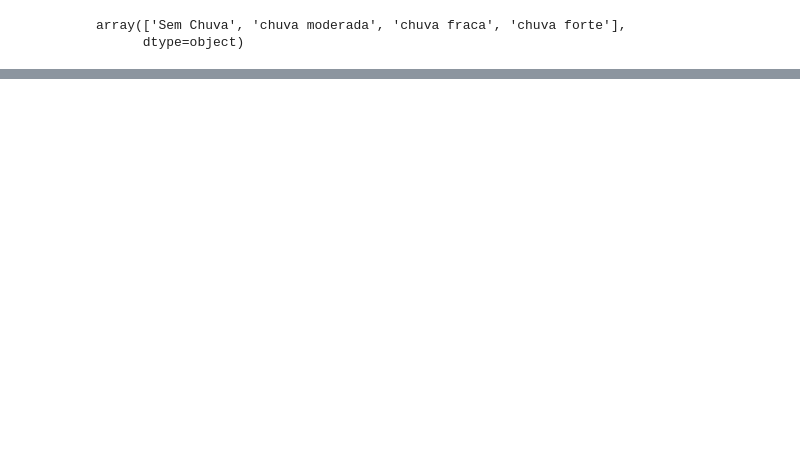
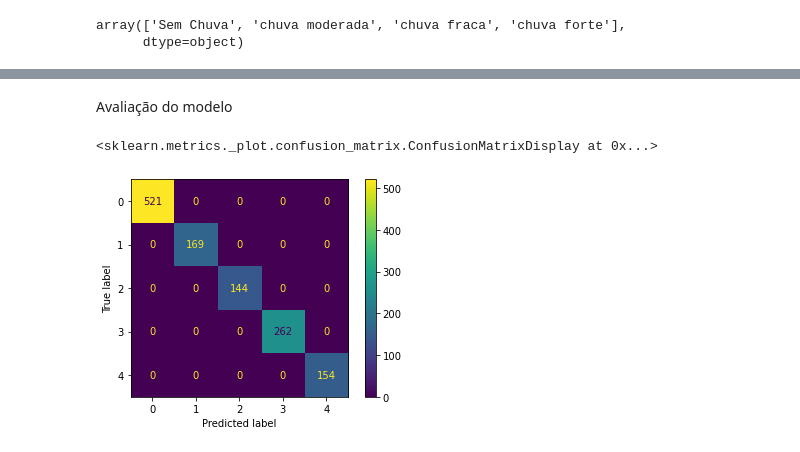
Before and after one commit to simaocunha71/machine_learning-daa, a Jupyter notebook: tarefa_kaggle.ipynb, the cells around one changed output, grey strips where cells are left out. Cells and saved outputs as stored; diff of their text form; code cells hidden in the pictures; blank space fills up the shorter version.

```diff
--- a/tarefa_kaggle.ipynb
+++ b/tarefa_kaggle.ipynb
@@ -100,11 +147,3 @@ ds_training.head()
 | 2 | Guimaraes | UNDEFINED | 69 | , | LIGHT | 14.0 | ... |
 | 3 | Guimaraes | MAJOR | 2297 | N101,R206,N105,N101,N101,N101,N10... | LIGHT | 15.0 | ... |
 | 4 | Guimaraes | UNDEFINED | 0 | N101,N101,N101,N101,N101, | LIGHT | 27.0 | ... |
-# %%
-#analisar numero de valores unicos de cada atributo
-print(ds_training.nunique())
-print()
-for column in ds_training:
-    print(f'Column {column}:')
-    print(ds_training[column].value_counts)
-    print()
@@ -152,17 +206,15 @@ ds_training.head()
 # %%
-#tratar affected_roads
-ds_training['affected_roads'].fillna(',',inplace=True) #tratar de missing values
-ds_training.info()
+affected_roads = {}
 
-affected_roads = {}
+#Separação das ruas e remoção de ruas repetidas
 for row in ds_training['affected_roads']:
-    roads = list(dict.fromkeys(row.split(','))) #separa as ruas e retira repetidas
+    roads = list(dict.fromkeys(row.split(',')))
     for road in roads:
         affected_roads[road] = []
 
 for row in ds_training['affected_roads']:
     roads = list(dict.fromkeys(row.split(',')))
-    for road in test:
+    for road in affected_roads:
         if road in roads:
             affected_roads[road].append(1)
         else:
@@ -252,0 +315,2 @@ ds_training.head()
+# %%
+x_train, x_test, y_train,y_test = train_test_split(ds_training,ds_training["incidents"],test_size=0.25,random_state=2022)
@@ -252,0 +319,3 @@ ds_training.head()
+# %%
+clf = DecisionTreeClassifier(random_state=2022)
+clf = clf.fit(x_train,y_train)
@@ -252,0 +367,7 @@ ds_training.head()
+# %% [markdown]
+Avaliação do modelo
+# %%
+plot_confusion_matrix(clf, x_test, y_test)
+# %% [output]
+<sklearn.metrics._plot.confusion_matrix.ConfusionMatrixDisplay at 0x...>
+[figure, added]
```
Also changed, not shown: parts of 60 cells of this notebook, 1 other file.
